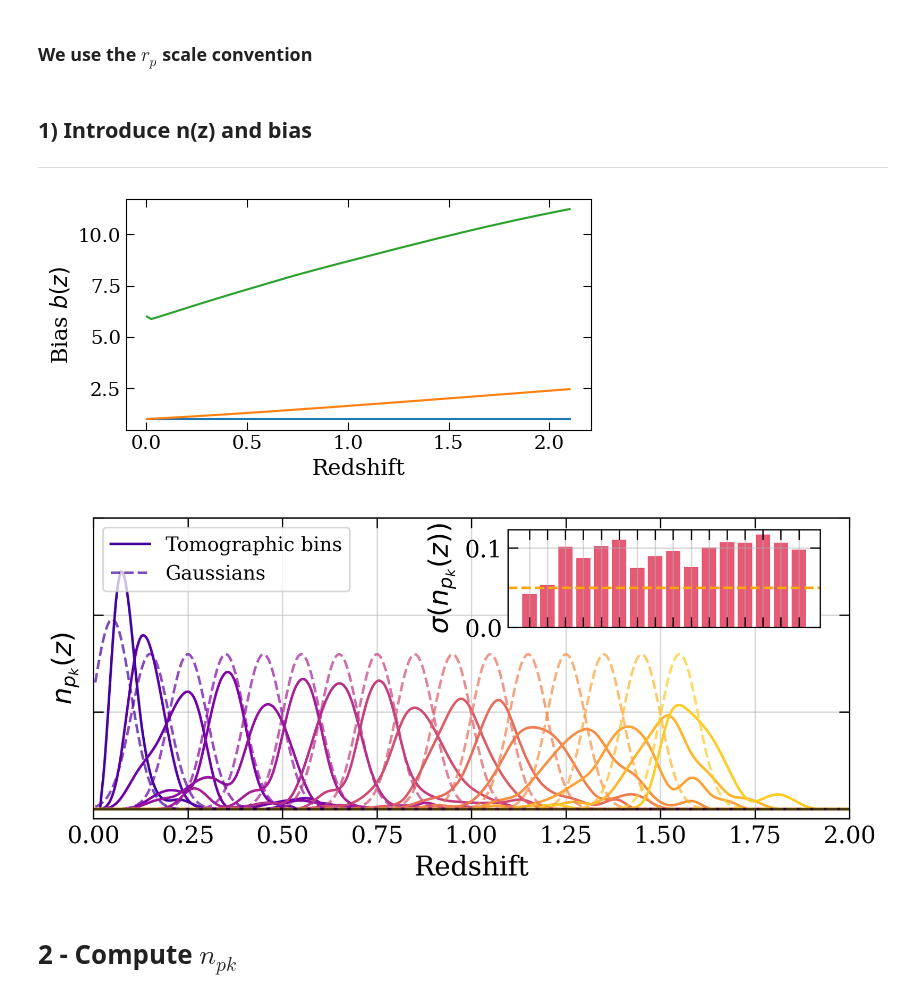
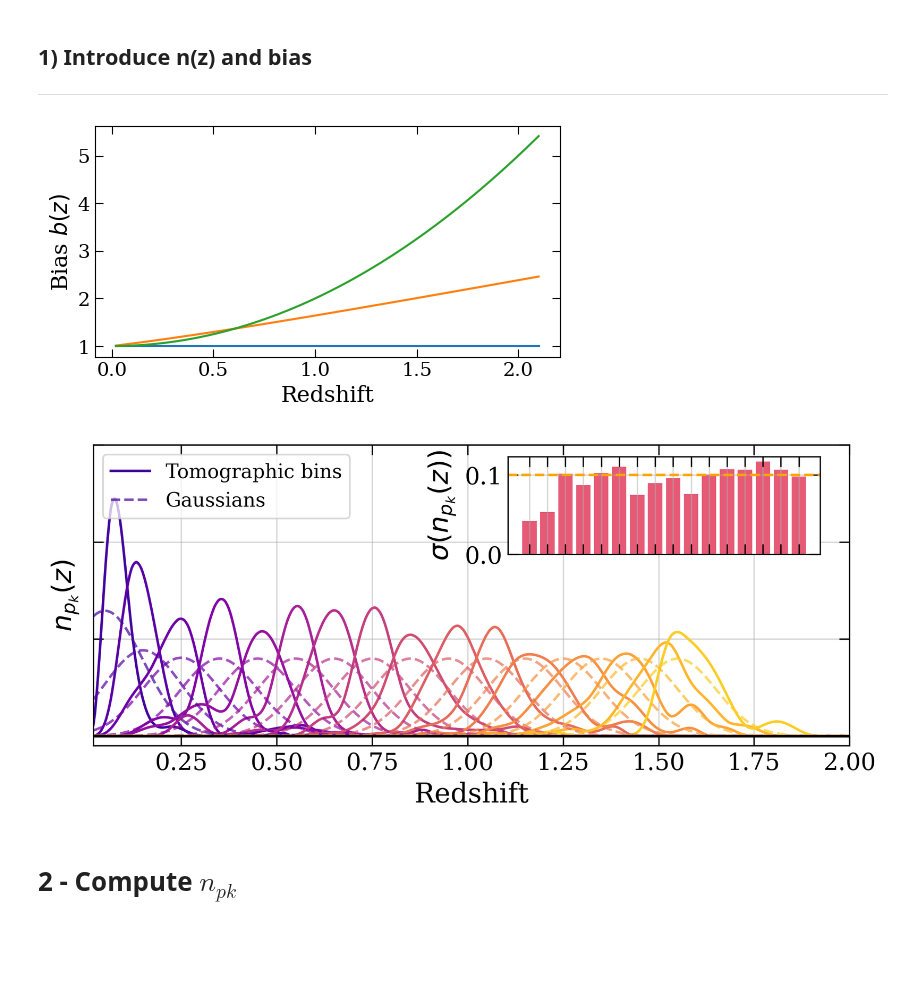
Before and after one commit to JeanCHDJdev/desi-y3-hsc, a Jupyter notebook: src/analysis/bias_photometric.ipynb, the cells around one changed output. Cells and saved outputs as stored; diff of their text form; code cells hidden in the pictures; blank space fills up the shorter version.

```diff
--- a/src/analysis/bias_photometric.ipynb
+++ b/src/analysis/bias_photometric.ipynb
@@ -7,6 +7,7 @@ Credit to the original idea of this notebook is attributed to William d'Assises
 # %%
 import pyccl as ccl
 import matplotlib.pyplot as plt
+import matplotlib.gridspec as gridspec
 import numpy as np
 
 from scipy import interpolate
@@ -22,3 +23,4 @@ PAPER_FIGURES_ROOT = Path(
     "/global/cfs/projectdirs/desi/users/jchdj/desi-y3-hsc/paper/figures/"
 )
 pm = plots.PlotManager(root=PAPER_FIGURES_ROOT, overwrite=True)
+ROOT = cf.get_base_dir()
@@ -38,3 +27 @@ We procceed as follow:
-# %% [markdown]
-### We use the $r_p$ scale convention
 # %%
@@ -101,35 +87,29 @@ bias_models = {
     "No": lambda z: np.ones_like(z),
     "Passive": lambda z: 1
     / ccl.background.growth_factor(cosmo=ct.COSMO_ccl, a=1 / (1 + z)),
-    #'Strong' : lambda z: 1 + z**2,
-    "Strong": lambda z: 1 / np.sqrt(wm(z)),
+    "Strong": lambda z: 1 + z**2,
 }
-gaussian_scale = 0.05
+gaussian_scale = 0.1
 nz_models = {
     "Tomographic bins": nz_bins,
     "Gaussians": [
         norm.pdf(zv, loc=vals_z_photo[i], scale=gaussian_scale)
         for i in range(len(vals_z_photo))
     ],
-    #    'Top-hat' : [
-    #        np.where(
-    #            (zv >= vals_z_photo[i] - 0.05) & (zv < vals_z_photo[i] + 0.05),
-    #            1.0,
-    #            0.0
-    #        ) for i in range(len(vals_z_photo))
-    #    ]
 }
 # norm to integrate to 1
 for name, nzs in nz_models.items():
     for i in range(len(nzs)):
         nzs[i] = nzs[i] / np.trapezoid(nzs[i], zv)
 
-plt.figure(dpi=100, figsize=(6, 3))
-plt.grid()
+# quick plot to showacase the bias models
+plt.figure(dpi=100, figsize=(8, 3.8))
+plt.grid(True)
 for name, bias in bias_models.items():
     plt.plot(zv, bias(zv), label=name + " evolution")
-plt.ylabel(r"Bias $b(z)$")
-plt.xlabel(r"Redshift")
+plt.legend(fontsize=12, loc='upper left')
+plt.ylabel(r"Bias $b(z)$", fontsize=14)
+plt.xlabel(r"Redshift", fontsize=14)
 
 with pm.make_plot(
     name="photoz_bias_models", figsize=(8, 3.2), tight_layout=False, show=True
@@ -144,37 +124,37 @@ with pm.make_plot(
                     label=name if i == 0 else "",
                     alpha=(
                         1
                         if name == "Tomographic bins"
                         else (0.4 if name == "Top-hat" else 0.7)
                     ),
                     linestyle=(
                         "--"
                         if name == "Gaussians"
                         else (":" if name == "Top-hat" else "-")
                     ),
                     color=cmap((i + 2) / (len(nzs) + 3)),
                 )
     ax1.set_ylabel(r"$n_{p_k}(z)$")
     ax1.set_xlabel(r"Redshift")
     ax1.grid()
-    ax1.set_xlim(0.0, 2.0)
+    ax1.set_xlim(0.02, 2.0)
     ax1.set_ylim(-0.5, 15)
     ax1.set_yticklabels([])
     ax2 = plt.axes([0.55, 0.6, 0.32, 0.25])
     means = [np.trapezoid(zv * nz, zv) for nz in nz_bins]
     s1 = [
         np.sqrt(np.trapezoid((zv - m) ** 2 * nz, zv)) for m, nz in zip(means, nz_bins)
     ]
     ax2.bar(range(len(s1)), s1, color="crimson", alpha=0.7)
     ax2.axhline(gaussian_scale, color="orange", linestyle="--", alpha=1, linewidth=1.5)
     ax2.set_xticks(range(len(s1)))
     ax2.set_xticklabels([])
     ax2.set_ylabel(r"$\sigma(n_{p_k}(z))$")
     ax1.legend(loc="upper left", fontsize=11.5, framealpha=0.75)
-    ax1.axhline(0, color="black", linestyle="-", alpha=0.7)
+    ax1.axhline(0, color="black", linestyle="-", alpha=1)
 # %% [output]
-[figure, old version]
+[figure, new version]
-[figure, old version]
+[figure, new version]
 # %% [markdown]
 # 2 - Compute $n_{pk}$
 # %%
```
Also changed, not shown: parts of 7 cells of this notebook, 1 other file.
